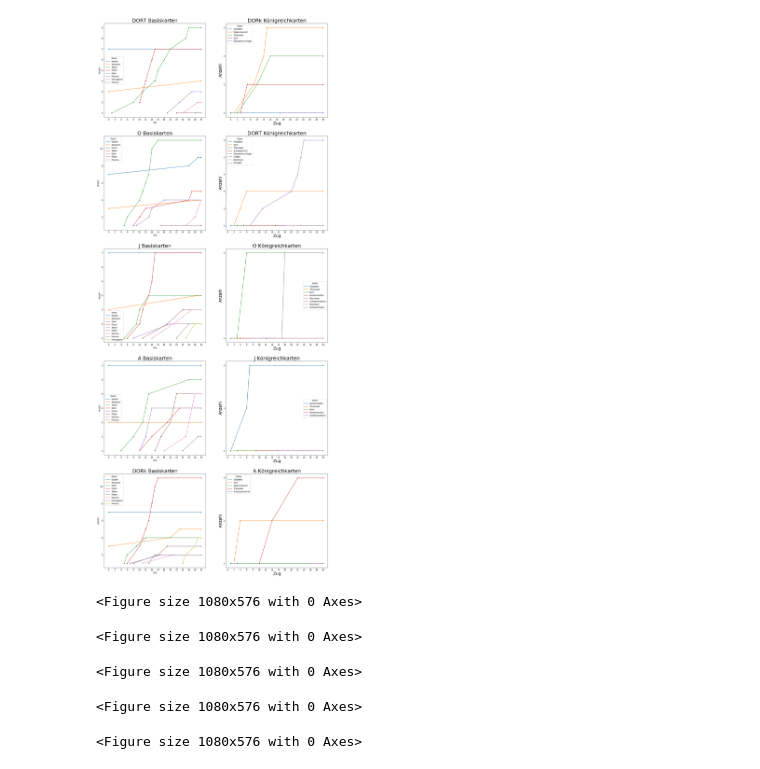
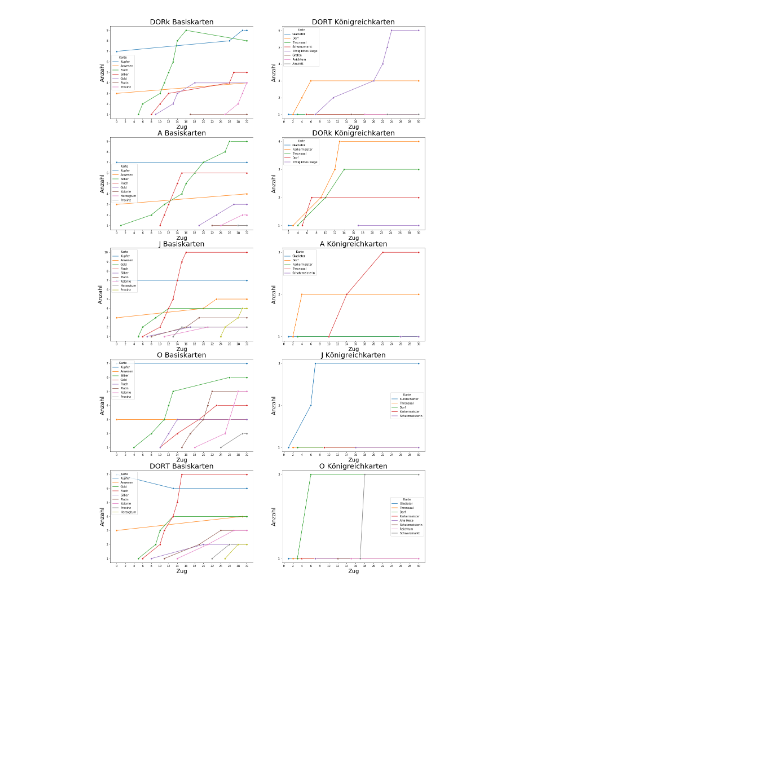
Before and after one commit to Dabendorf/Python-Dominion-LogAnalyser, a Jupyter notebook: Diagrams.ipynb, the cells around one changed output. Cells and saved outputs as stored; diff of their text form; code cells hidden in the pictures; blank space fills up the shorter version.

Commit message:
Automated players names

```diff
--- a/Diagrams.ipynb
+++ b/Diagrams.ipynb
@@ -32,5 +30,7 @@ players = ["DORk", "DORT", "O", "J", "A"]
+# %%
+players = df['Name'].unique()
 # %%
-fig, axes = plt.subplots(5, 2, figsize=(20, 50))
+fig, axes = plt.subplots(len(players), 2, figsize=(20, 7*len(players)))
 cnt = 0
 
 for player in players:
@@ -38,38 +38,35 @@ for player in players:
     per_player_basis = per_player_old.query("Karte in ['Kupfer', 'Silber', 'Gold', 'Platin', 'Anwesen', 'Herzogtum', 'Provinz', 'Kolonie', 'Fluch']")
     per_player_kr = per_player_old.query("Karte not in ['Kupfer', 'Silber', 'Gold', 'Platin', 'Anwesen', 'Herzogtum', 'Provinz', 'Kolonie', 'Fluch']")
 
-    plt.figure(figsize=(15,8))
     g=sns.lineplot(x='Zug',
                 y='Anzahl',
                 hue='Karte',
                 data=per_player_basis,
                 marker="o",
                 ax=axes[cnt, 0])
 
+    g.set_xlabel("Zug",fontsize=20)
+    g.set_ylabel("Anzahl",fontsize=20)
+
+    axes[cnt-1, 0].yaxis.set_major_locator(MaxNLocator(integer=True))
     axes[cnt-1, 0].set_title(player+" Basiskarten", fontsize=25)
     axes[cnt-1, 0].xaxis.set_major_locator(ticker.MultipleLocator(2))
 
     g=sns.lineplot(x='Zug',
                 y='Anzahl',
                 hue='Karte',
                 data=per_player_kr,
                 marker="o",
                 ax=axes[cnt, 1])
 
     cnt += 1
     g.set_xlabel("Zug",fontsize=20)
     g.set_ylabel("Anzahl",fontsize=20)
     # g.set(ylim=(1, None))
 
     axes[cnt-1, 1].yaxis.set_major_locator(MaxNLocator(integer=True))
     axes[cnt-1, 1].set_title(player+" Königreichkarten", fontsize=25)
     axes[cnt-1, 1].xaxis.set_major_locator(ticker.MultipleLocator(2))
-    # _=g.set_xticklabels(per_player['Zug'])
 fig.savefig('results.svg')
 # %% [output]
-[figure, old version]
+[figure, new version]
-<Figure size 1080x576 with 0 Axes>
-<Figure size 1080x576 with 0 Axes>
-<Figure size 1080x576 with 0 Axes>
-<Figure size 1080x576 with 0 Axes>
-<Figure size 1080x576 with 0 Axes>
```
Also changed, not shown: parts of 2 cells of this notebook, 1 other file.
